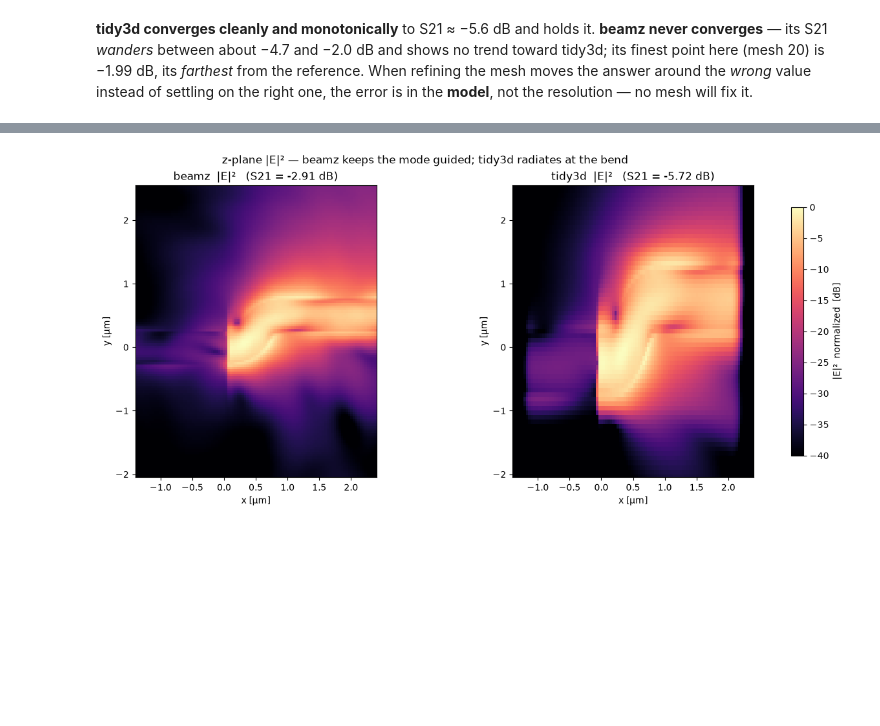
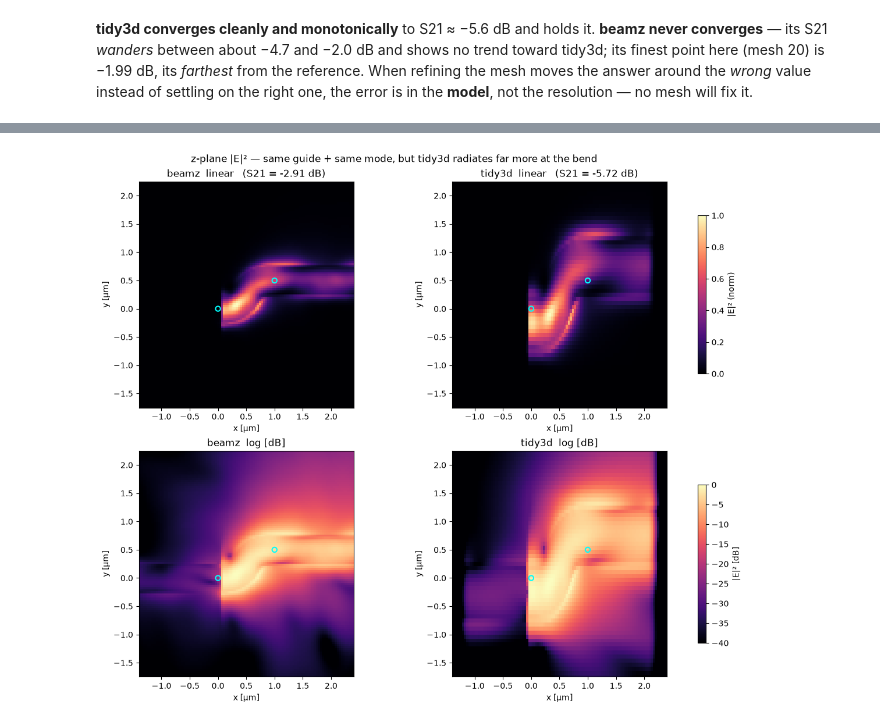
Before and after one commit to SiEPIC/gds_fdtd, a Jupyter notebook: examples/06_convergence_and_caching/06_convergence_and_caching.ipynb, the cells around one changed output, grey strips where cells are left out. Drawn from its saved outputs; the diff is of its cells as text; code cells hidden in the pictures; blank space fills up the shorter version.

```diff
--- a/examples/06_convergence_and_caching/06_convergence_and_caching.ipynb
+++ b/examples/06_convergence_and_caching/06_convergence_and_caching.ipynb
@@ -177,31 +203,32 @@ shown on a log (dB) scale so the radiation is visible.
 # %%
 bz = np.load(REC / "sbend_beamz_field.npz")
 t3 = np.load(REC / "sbend_tidy3d_field.npz")
-b_e2 = bz["E2"]  # (ny, nx), z-plane |E|² at the core
 bw, bh = float(bz["width_um"]), float(bz["height_um"])
-cx, cy = sbend.bounds.x_center, sbend.bounds.y_center  # map beamz's 0-based frame to device coords
-FLOOR = -40.0
+cx, cy = sbend.bounds.x_center, sbend.bounds.y_center  # beamz's 0-based frame -> device coords
+b_ext = [cx - bw / 2, cx + bw / 2, cy - bh / 2, cy + bh / 2]
+t_ext = [t3["x"].min(), t3["x"].max(), t3["y"].min(), t3["y"].max()]
+panels = [("beamz", bz["E2"], b_ext, float(bz["s21"])),
+          ("tidy3d", t3["E2"].T, t_ext, float(t3["s21"]))]
 
-
-def _db(e2):
-    return 10 * np.log10(np.clip(e2 / e2.max(), 10 ** (FLOOR / 10), 1.0))
-
-
-fig, ax = plt.subplots(1, 2, figsize=(13, 5.5), constrained_layout=True)
-im = ax[0].imshow(_db(b_e2), extent=[cx - bw / 2, cx + bw / 2, cy - bh / 2, cy + bh / 2],
-                  origin="lower", aspect="equal", cmap="magma", vmin=FLOOR, vmax=0)
-ax[0].set_title(f"beamz  |E|²   (S21 = {float(bz['s21']):+.2f} dB)")
-ax[1].imshow(_db(t3["E2"].T), extent=[t3["x"].min(), t3["x"].max(), t3["y"].min(), t3["y"].max()],
-             origin="lower", aspect="equal", cmap="magma", vmin=FLOOR, vmax=0)
-ax[1].set_title(f"tidy3d  |E|²   (S21 = {float(t3['s21']):+.2f} dB)")
-for a in ax:
-    a.set_xlim(cx - 1.9, cx + 1.9)
-    a.set_ylim(cy - 2.3, cy + 2.3)
-    a.set_xlabel("x [µm]")
-    a.set_ylabel("y [µm]")
-fig.colorbar(im, ax=ax, label="|E|²  normalized  [dB]", shrink=0.85)
-fig.suptitle("z-plane |E|² — beamz keeps the mode guided; tidy3d radiates at the bend")
+fig, ax = plt.subplots(2, 2, figsize=(12, 9.5), constrained_layout=True)
+for col, (name, e2, ext, s21) in enumerate(panels):
+    en = e2 / e2.max()
+    im_lin = ax[0, col].imshow(en, extent=ext, origin="lower", aspect="equal",
+                               cmap="magma", vmin=0, vmax=1)
+    ax[0, col].set_title(f"{name}  linear   (S21 = {s21:+.2f} dB)")
+    im_log = ax[1, col].imshow(10 * np.log10(np.clip(en, 1e-4, 1)), extent=ext, origin="lower",
+                               aspect="equal", cmap="magma", vmin=-40, vmax=0)
+    ax[1, col].set_title(f"{name}  log [dB]")
+    for r in (0, 1):
+        ax[r, col].scatter([0, 1], [0, 0.5], s=36, edgecolor="cyan", facecolor="none", lw=1.5)
+        ax[r, col].set_xlim(cx - 1.9, cx + 1.9)
+        ax[r, col].set_ylim(cy - 2, cy + 2)
+        ax[r, col].set_xlabel("x [µm]")
+        ax[r, col].set_ylabel("y [µm]")
+fig.colorbar(im_lin, ax=ax[0, :], label="|E|² (norm)", shrink=0.7)
+fig.colorbar(im_log, ax=ax[1, :], label="|E|² [dB]", shrink=0.7)
+fig.suptitle("z-plane |E|² — same guide + same mode, but tidy3d radiates far more at the bend")
 plt.show()
 # %% [output]
-[figure, old version]
+[figure, new version]
 # %% [markdown]
```
Also changed, not shown: parts of 7 cells of this notebook, 3 other files.
